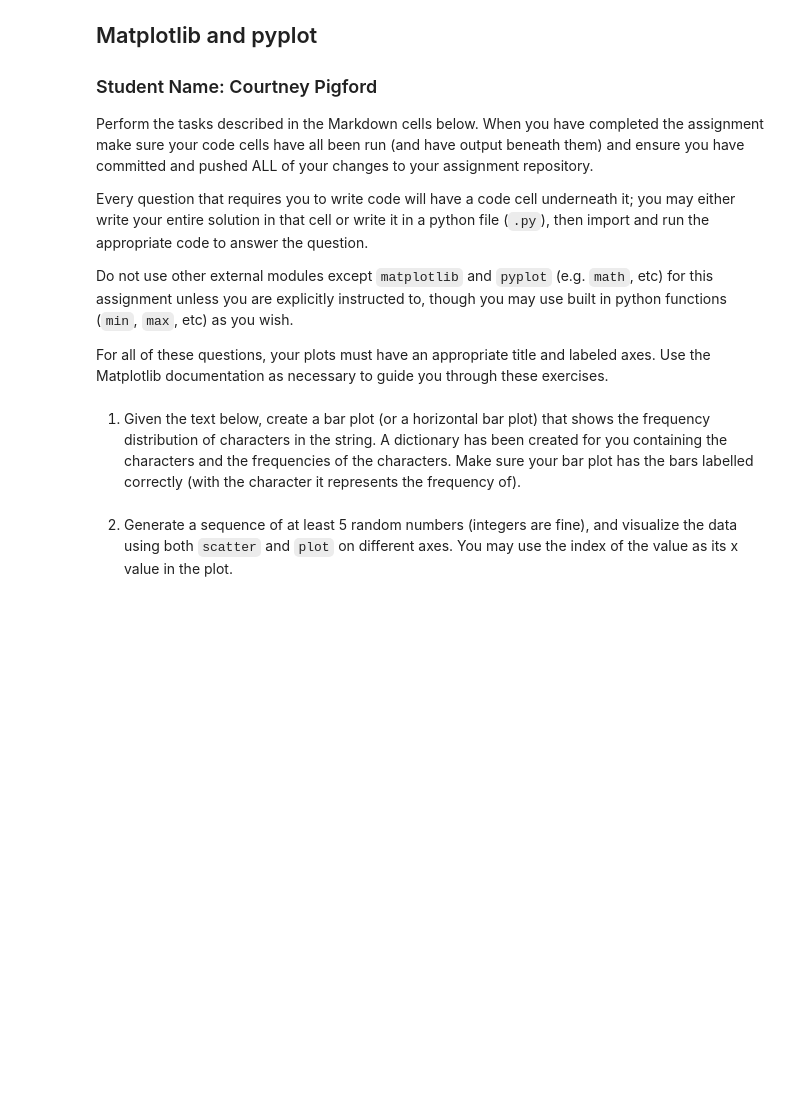
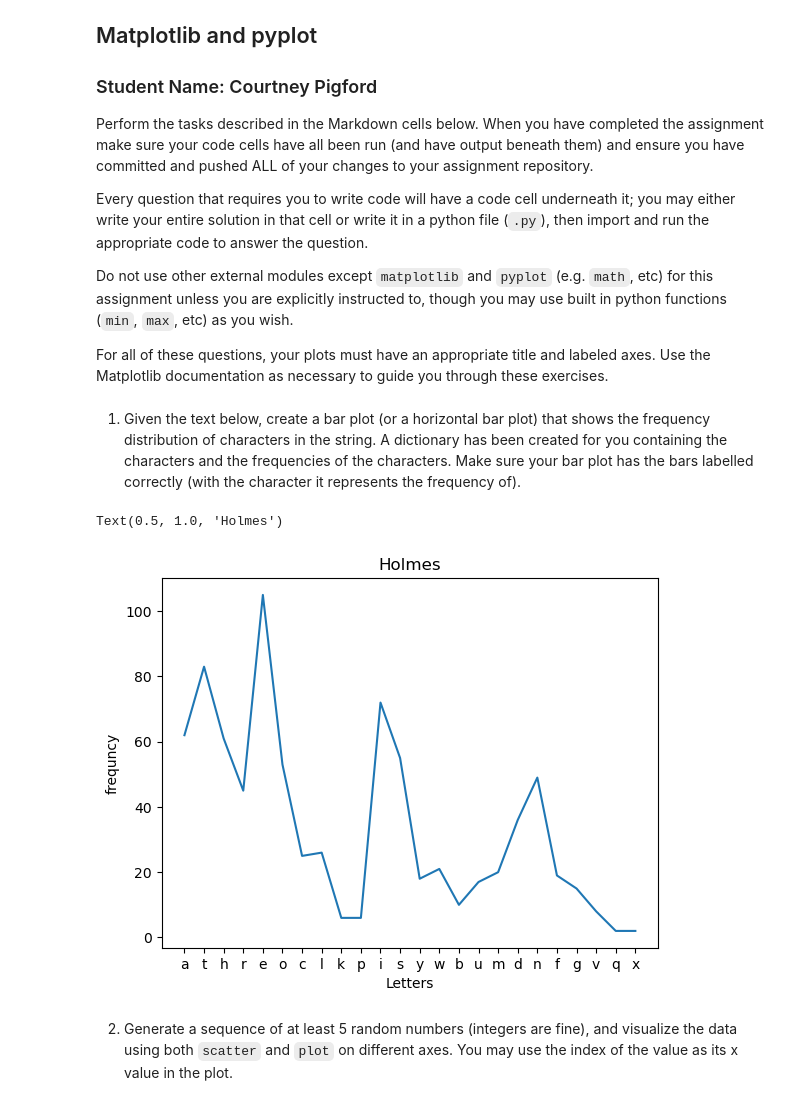
Before and after one commit to cboss320/pyplot, a Jupyter notebook: pyplot.ipynb, the cells around one changed output. Saved outputs shown, nothing was run; the diff lists cells and outputs as text; code cells hidden in the pictures; blank space fills up the shorter version.

```diff
--- a/pyplot.ipynb
+++ b/pyplot.ipynb
@@ -18,7 +18,30 @@ A dictionary has been created for you containing the characters and the frequenc
 Make sure your bar plot has the bars labelled correctly (with the character it represents the frequency of).
 # %%
 from collections import Counter
+from random import randint
+import matplotlib.pyplot as plt
+
 TEXT = "At three o’clock precisely I was at Baker Street, but Holmes had not yet returned. The landlady informed me that he had left the house shortly after eight o’clock in the morning. I sat down beside the fire, however, with the intention of awaiting him, however long he might be. I was already deeply interested in his inquiry, for, though it was surrounded by none of the grim and strange features which were associated with the two crimes which I have already recorded, still, the nature of the case and the exalted station of his client gave it a character of its own. Indeed, apart from the nature of the investigation which my friend had on hand, there was something in his masterly grasp of a situation, and his keen, incisive reasoning, which made it a pleasure to me to study his system of work, and to follow the quick, subtle methods by which he disentangled the most inextricable mysteries. So accustomed was I to his invariable success that the very possibility of his failing had ceased to enter into my head.".lower()
 letter_freq = dict(Counter(TEXT))
 
-# make a bar plot with an appropriate title, correct xtick labels, and labeled axes
+x=[]
+y=[]
+
+a = Counter(TEXT)
+for i ,j in a.items():
+    if(i != " " and i !="," and i !="." and i!="’"):
+        x.append(i)
+        y.append(j)
+
+
+plt.plot(x, y)
+
+
+plt.xlabel('Letters')
+
+plt.ylabel('frequncy')
+
+plt.title('Holmes')
+# %% [output]
+Text(0.5, 1.0, 'Holmes')
+[figure, added]
```
Also changed, not shown: parts of 3 cells of this notebook.
